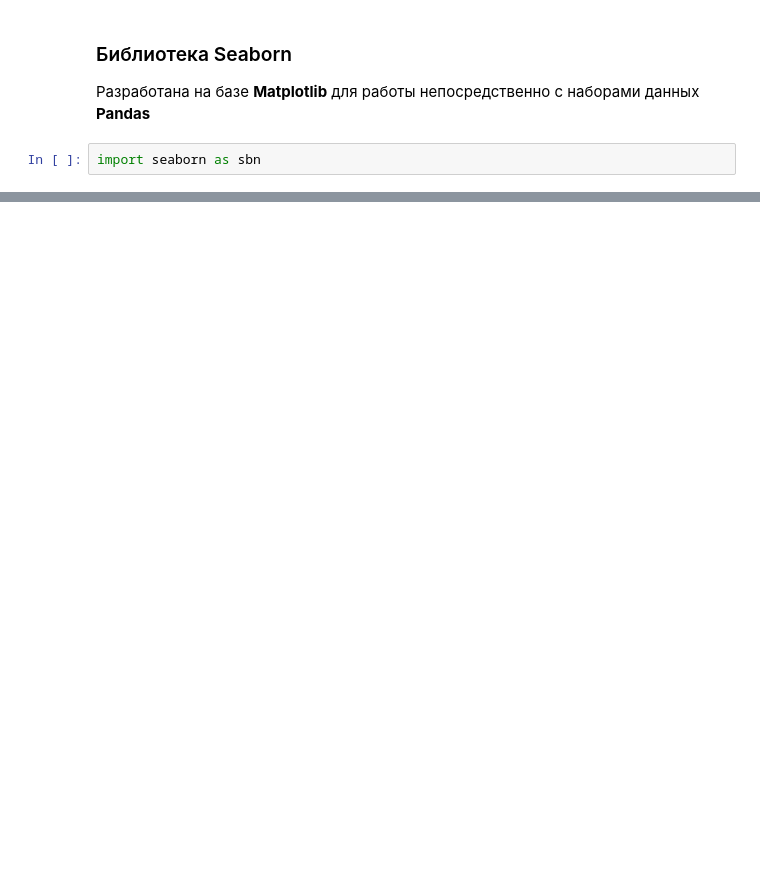
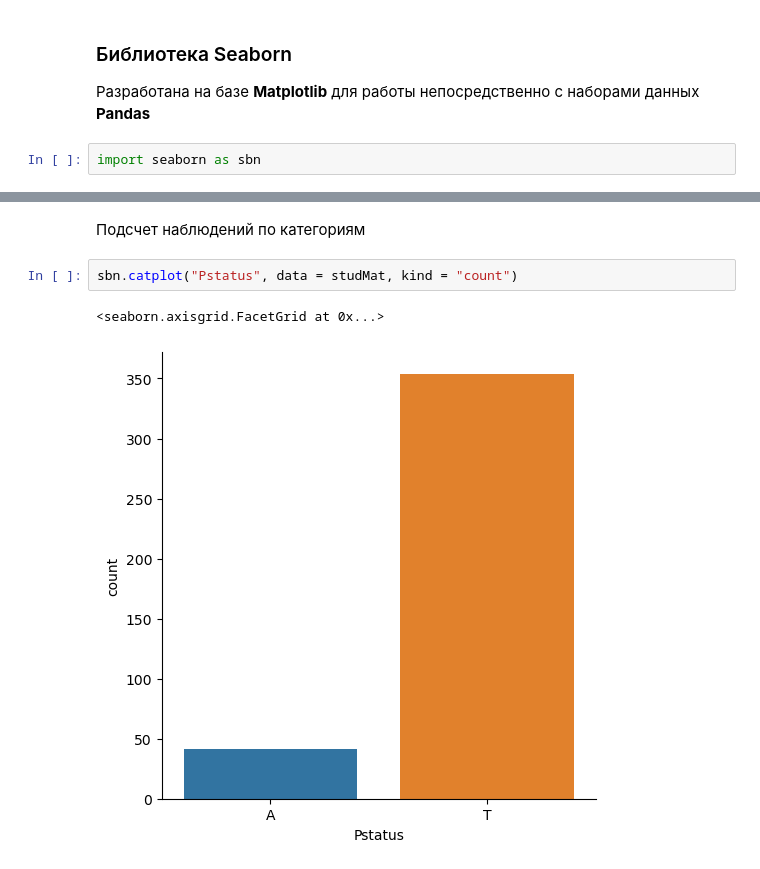
Before and after one commit to Letch49/ML_VVSU_2023, a Jupyter notebook: lec02/lec02.ipynb, the cells around one changed output, grey strips where cells are left out. Cells and saved outputs as stored; diff of their text form; blank space fills up the shorter version.

```diff
--- a/lec02/lec02.ipynb
+++ b/lec02/lec02.ipynb
@@ -262,0 +300,7 @@ import seaborn as sbn
+# %% [markdown]
+Подсчет наблюдений по категориям
+# %%
+sbn.catplot("Pstatus", data = studMat, kind = "count")
+# %% [output]
+<seaborn.axisgrid.FacetGrid at 0x...>
+[figure, added]
```
Also changed, not shown: parts of 10 cells of this notebook.
